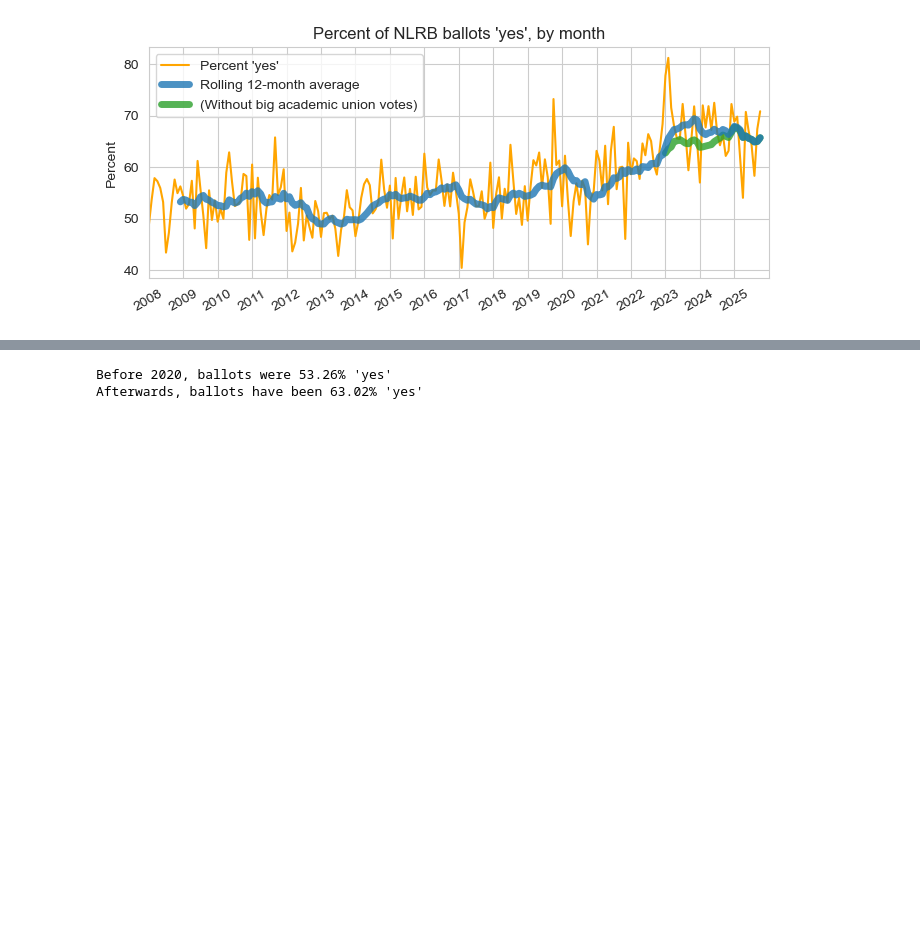
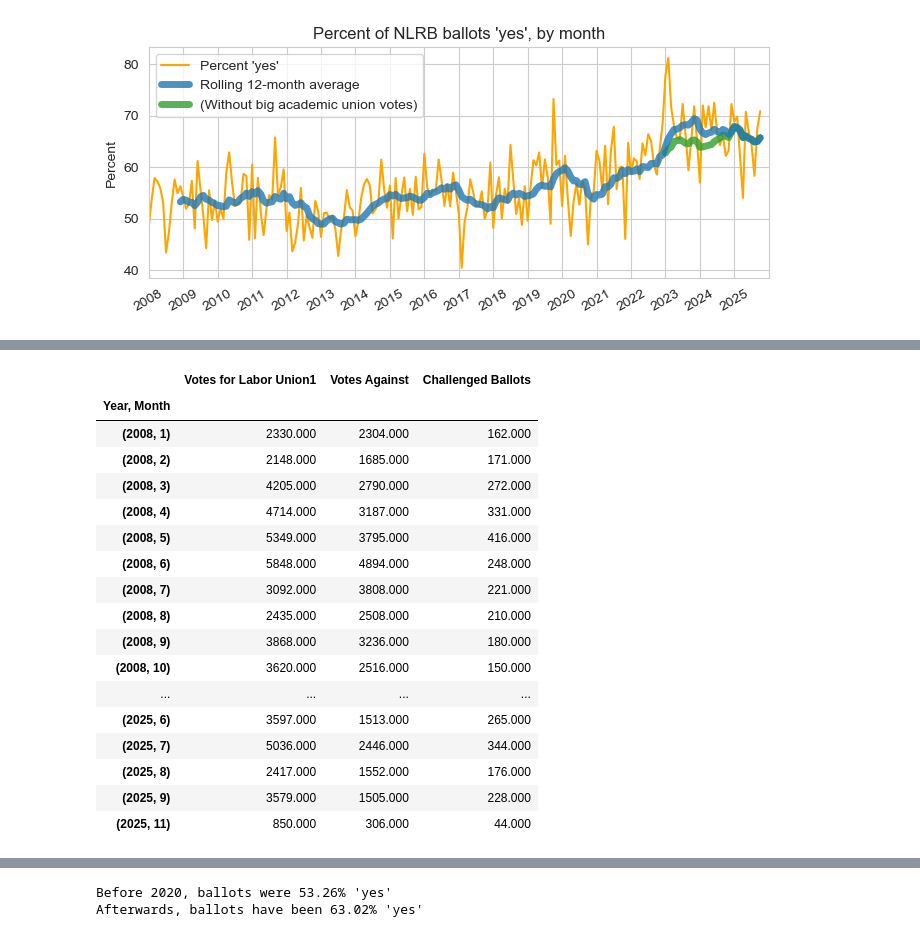
Before and after one commit to AmziJeffs/LaborData, a Jupyter notebook: elections_analysis.ipynb, the cells around one changed output, grey strips where cells are left out. Drawn from its saved outputs; the diff is of its cells as text; code cells hidden in the pictures; blank space fills up the shorter version.

```diff
--- a/elections_analysis.ipynb
+++ b/elections_analysis.ipynb
@@ -463,0 +497,21 @@ plt.show()
+# %%
+ballots_by_month.groupby(by = 'Year, Month')[['Votes for Labor Union1', 'Votes Against', 'Challenged Ballots']].sum()
+# %% [output]
+|  | Votes for Labor Union1 | Votes Against | Challenged Ballots |
+| Year, Month |  |  |  |
+| (2008, 1) | 2330.000 | 2304.000 | 162.000 |
+| (2008, 2) | 2148.000 | 1685.000 | 171.000 |
+| (2008, 3) | 4205.000 | 2790.000 | 272.000 |
+| (2008, 4) | 4714.000 | 3187.000 | 331.000 |
+| (2008, 5) | 5349.000 | 3795.000 | 416.000 |
+| (2008, 6) | 5848.000 | 4894.000 | 248.000 |
+| (2008, 7) | 3092.000 | 3808.000 | 221.000 |
+| (2008, 8) | 2435.000 | 2508.000 | 210.000 |
+| (2008, 9) | 3868.000 | 3236.000 | 180.000 |
+| (2008, 10) | 3620.000 | 2516.000 | 150.000 |
+| ... | ... | ... | ... |
+| (2025, 6) | 3597.000 | 1513.000 | 265.000 |
+| (2025, 7) | 5036.000 | 2446.000 | 344.000 |
+| (2025, 8) | 2417.000 | 1552.000 | 176.000 |
+| (2025, 9) | 3579.000 | 1505.000 | 228.000 |
+| (2025, 11) | 850.000 | 306.000 | 44.000 |
```
Also changed, not shown: parts of 4 cells of this notebook.
